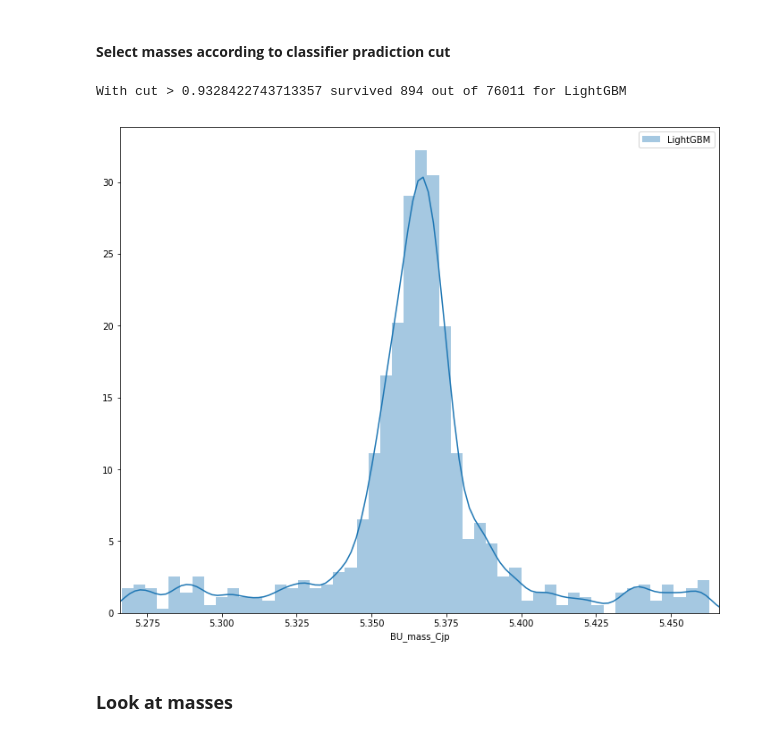
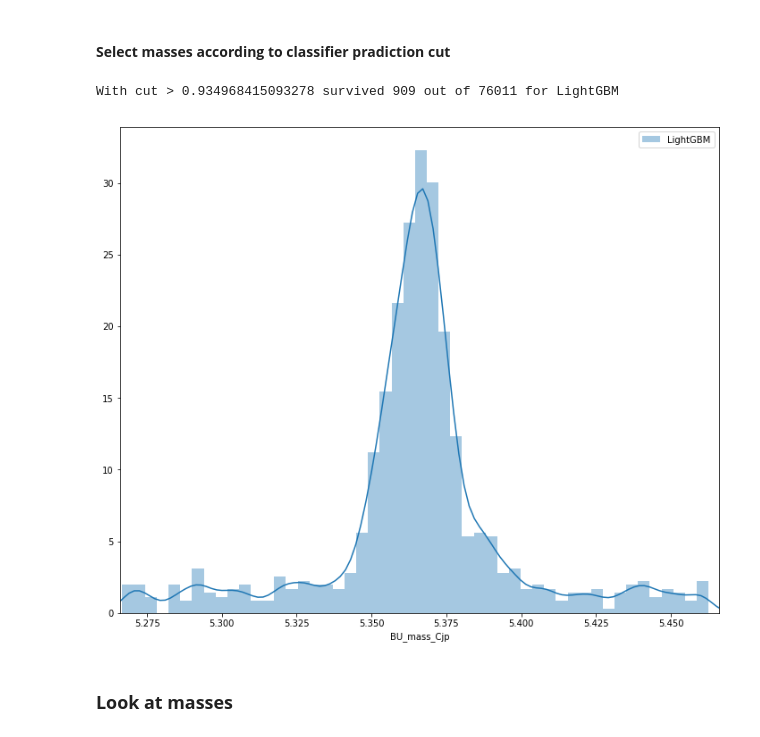
Before and after one commit to ofivite/MISP2019, a Jupyter notebook: school_preliminary_studies.ipynb, the cells around one changed output. Cells and saved outputs as stored; diff of their text form; code cells hidden in the pictures.

```diff
--- a/school_preliminary_studies.ipynb
+++ b/school_preliminary_studies.ipynb
@@ -318,3 +309,3 @@ lgb_params = {'seed': 123,
 # %%
 num_round = 100
-lgb_booster = lgb.train(lgb_params, train_data, num_round) #, early_stopping_rounds=10, verbose_eval=True, valid_sets=[test_data]
+lgb_booster = lgb.train(lgb_params, train_data, num_round, early_stopping_rounds=10, verbose_eval=True, valid_sets=[test_data]) #, early_stopping_rounds=10, verbose_eval=True, valid_sets=[test_data]
@@ -401,0 +356,2 @@ res
+# %%
+sig_sum_w = 100; bkgr_sum_w = 50000;
@@ -402,7 +398,7 @@ res
 # %%
 %%time
 domain = [
-        {'name': 'cut', 'type': 'continuous', 'domain': (0.001, 0.999)}
+        {'name': 'cut', 'type': 'continuous', 'domain': (0.3, 0.999)}
       ]
 
 # cv_params = {'max_depth': [8, 10, 12], 'min_child_weight': [8, 10, 12], 'learning_rate': [0.1, 0.2, 0.3], 'reg_lambda': [0.1], 'colsample_bytree': [1.], 'subsample': [1.]}
@@ -412,23 +408,6 @@ domain = [
 
 
 # Optimization objective
-def AMS_cut(parameters):
-    parameters = parameters[0]
-
-    s = (prediction_test > parameters[0]) & (y_test == 1)
-    b = (prediction_test > parameters[0]) & (y_test == 0)
-
-    weight = 30 / X_test.shape[0]
-    br = 0.00000001
-    s *= weight; b *= weight
-    s = sum(s); b = sum(b)
-
-    radicand = 2 *( (s+b+br) * math.log (1.0 + s/(b+br)) -s)
-#     if radicand < 0:
-#         print('radicand is negative. Exiting')
-#         return -1
-#     else:
-    return math.sqrt(radicand)
 
 optimizer = BayesianOptimization(f=AMS_cut,
                                  domain=domain,
@@ -436,17 +415,17 @@ optimizer = BayesianOptimization(f=AMS_cut,
                                  acquisition_type ='MPI',
 #                                  n_samples = 5,
                                  evaluator_type = 'local_penalization',
-                                 initial_design_numdata = 10,
+                                 initial_design_numdata = 5,
                                  initial_design_type='sobol',
                                  batch_size = 1,
                                  acquisition_jitter = 0.05,
-                                 exact_feval = False,
+                                 exact_feval = True,
                                  maximize = True,
                                  num_cores = 2)
 
 # Only 20 iterations because we have 5 initial random points
 
 # optimizer.run_optimization(max_iter=5, max_time=180, eps=1e-6, verbosity=True, context={'n_estimators':10})
-optimizer.run_optimization(max_iter=10, max_time=1800, eps=1e-6, verbosity=True)
+optimizer.run_optimization(max_iter=20, max_time=180, eps=1e-6, verbosity=True)
 # optimizer.run_optimization(max_iter=10, max_time=180, eps=1e-6, verbosity=True, context={'n_estimators':1000})
 # %% [output]
@@ -514,2 +514,2 @@ AMS(s = sum(TP_test), b = sum(FP_test))
 # %%
-prob_cut = optimizer.x_opt[0]
+optimal_cut = optimizer.x_opt[0]
@@ -603,25 +623,25 @@ plt.show()
 # %% [markdown]
 #### **Select masses according to classifier pradiction cut**
 # %%
-output_cut = 0.5
+output_cut = optimal_cut
 fig, ax = plt.subplots(figsize=(12,10))
 
 for classifier, prediction in outputs.items():
     final_masses = predict_masses.iloc[prediction > output_cut]
     print(f'With cut > {output_cut} survived {final_masses.shape[0]} out of {predict_masses.shape[0]} for {classifier}')
     sns.distplot(final_masses[('BU_mass_Cjp')], ax=ax, label = classifier, kde=True, hist=True, norm_hist=False)
 
 ax.set_xlim(sig_window['BU_mass_Cjp'][0], sig_window['BU_mass_Cjp'][1])
 # ax.set_title('classifier output')
 
 plt.legend()
 # plt.yscale('log')
 # plt.ylim(10**(-1))
 
 plt.show()
 # %% [output]
-With cut > 0.9328422743713357 survived 894 out of 76011 for LightGBM
+With cut > 0.934968415093278 survived 909 out of 76011 for LightGBM
-[figure, old version]
+[figure, new version]
 # %% [markdown]
 ### **Look at masses**
 # %%
```
Also changed, not shown: parts of 59 cells of this notebook, 1 other file.
